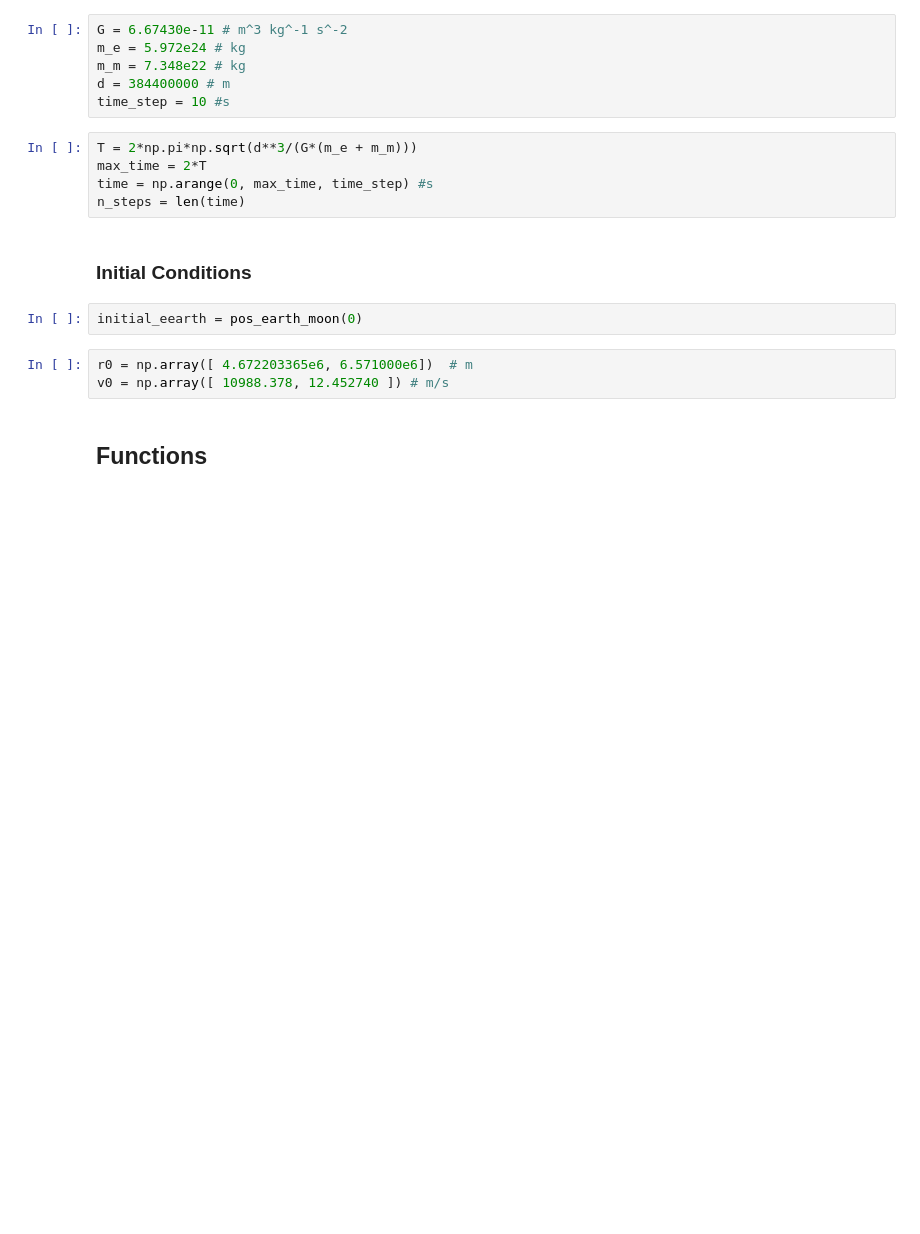
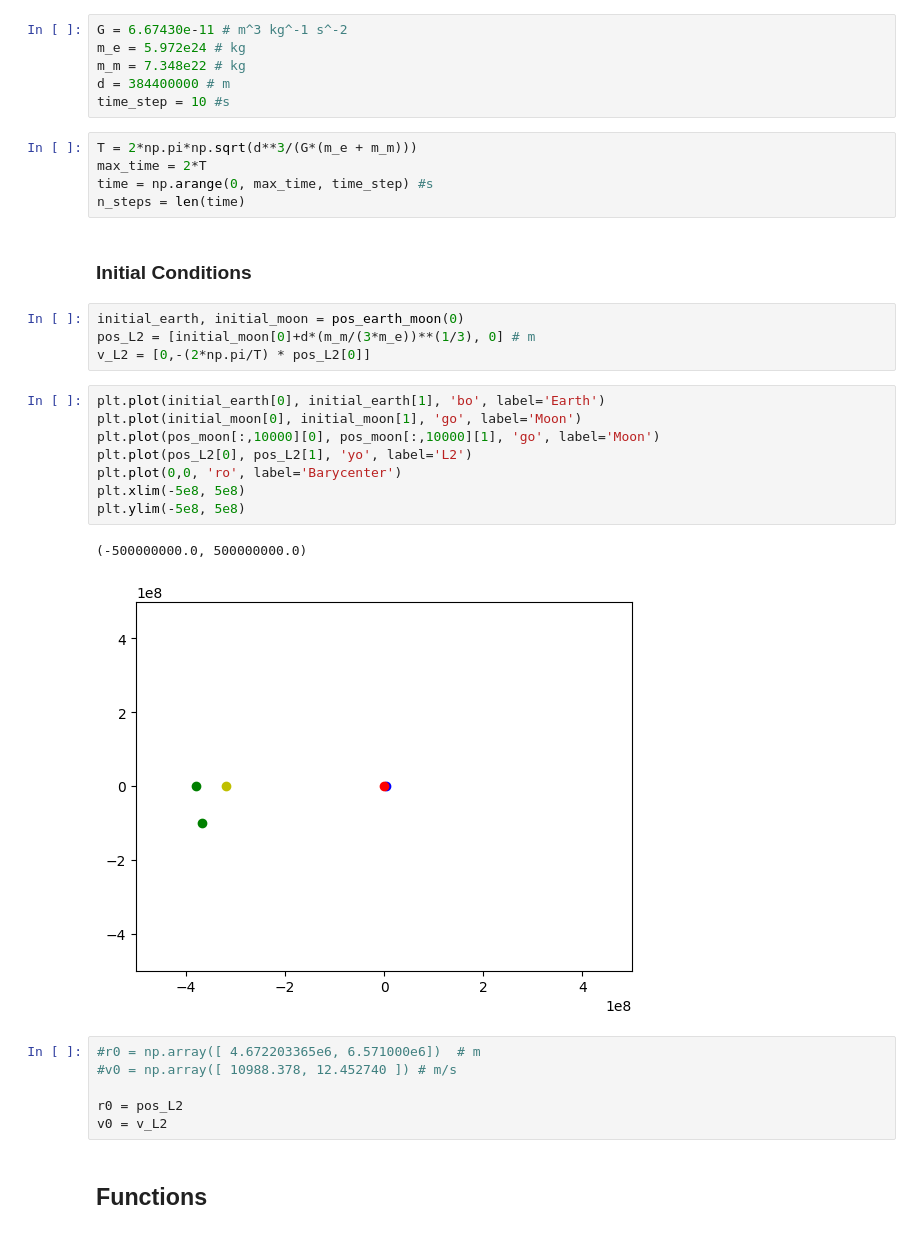
Before and after one commit to Sam-Coulthurst/ComputingProject, a Jupyter notebook: Computing Project Initial script.ipynb, the cells around one changed output. Saved outputs shown, nothing was run; the diff lists cells and outputs as text; blank space fills up the shorter version.

```diff
--- a/Computing Project Initial script.ipynb
+++ b/Computing Project Initial script.ipynb
@@ -21,10 +21,26 @@ n_steps = len(time)
 # %% [markdown]
 ### Initial Conditions
 # %%
-initial_eearth = pos_earth_moon(0)
+initial_earth, initial_moon = pos_earth_moon(0)
+pos_L2 = [initial_moon[0]+d*(m_m/(3*m_e))**(1/3), 0] # m
+v_L2 = [0,-(2*np.pi/T) * pos_L2[0]]
+# %%
+plt.plot(initial_earth[0], initial_earth[1], 'bo', label='Earth')
+plt.plot(initial_moon[0], initial_moon[1], 'go', label='Moon')
+plt.plot(pos_moon[:,10000][0], pos_moon[:,10000][1], 'go', label='Moon')
+plt.plot(pos_L2[0], pos_L2[1], 'yo', label='L2')
+plt.plot(0,0, 'ro', label='Barycenter')
+plt.xlim(-5e8, 5e8)
+plt.ylim(-5e8, 5e8)
+# %% [output]
+(-500000000.0, 500000000.0)
+[figure, added]
 # %%
-r0 = np.array([ 4.672203365e6, 6.571000e6])  # m
-v0 = np.array([ 10988.378, 12.452740 ]) # m/s
+#r0 = np.array([ 4.672203365e6, 6.571000e6])  # m
+#v0 = np.array([ 10988.378, 12.452740 ]) # m/s
+
+r0 = pos_L2
+v0 = v_L2
 # %% [markdown]
 ## Functions
 # %%
```
Also changed, not shown: parts of 4 cells of this notebook, 1 other file.
